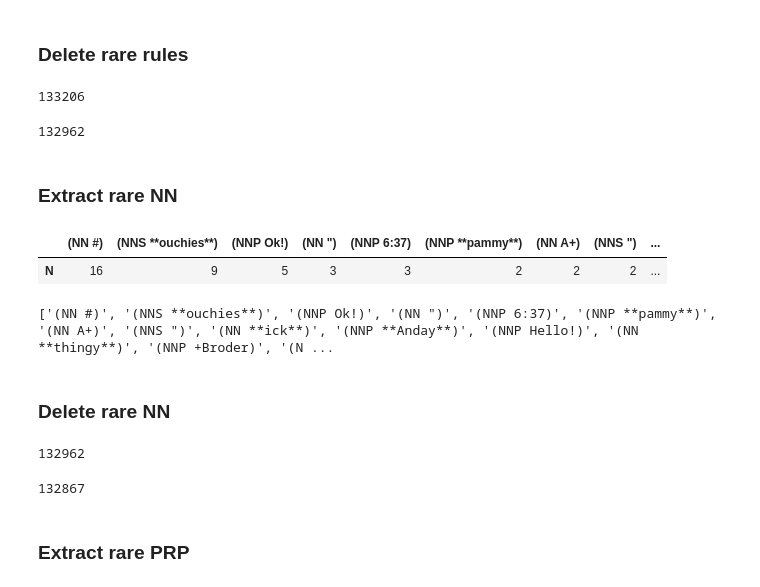
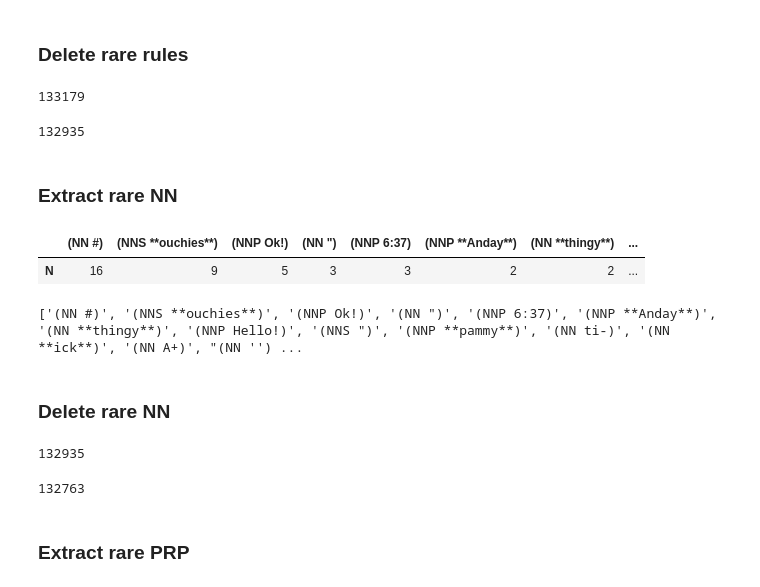
Before and after one commit to v-urushkin/ontonotesv5-extract-cfg, a Jupyter notebook: extract_grammar.ipynb, the cells around one changed output. Drawn from its saved outputs; the diff is of its cells as text; code cells hidden in the pictures.

```diff
--- a/extract_grammar.ipynb
+++ b/extract_grammar.ipynb
@@ -355,7 +355,7 @@ for i, sent in enumerate(ontn_sentc_tree_prc5):
 eqm_nt = pd.Series(eqm_nt, name='N').to_frame()
 eqm_nt = eqm_nt.sort_values('N', ascending=False)
 display(eqm_nt.T)
-del_eqm= eqm_nt[eqm_nt['N'] <= 15].index.to_list()
+del_eqm= eqm_nt[eqm_nt['N'] <= 16].index.to_list()
 print(del_eqm)
 # %% [output]
 |  | ('' '') | ('' ") | ('' ') | ('' `) | ('' One) | ('' ,) | ('' .) | ('' O) | ('' "") |
@@ -518,7 +518,7 @@ for i, sent in enumerate(ontn_sentc_tree_prc9):
 prpdlr_nt = pd.Series(prpdlr_nt, name='N').to_frame()
 prpdlr_nt = prpdlr_nt.sort_values('N', ascending=False)
 display(prpdlr_nt.T)
-del_prpdlr_nt = prpdlr_nt[prpdlr_nt['N'] <= 1].index.to_list()
+del_prpdlr_nt = prpdlr_nt[prpdlr_nt['N'] <= 2].index.to_list()
 print(del_prpdlr_nt)
 # %% [output]
 |  | (PRP$ his) | (PRP$ their) | (PRP$ its) | (PRP$ your) | (PRP$ my) | (PRP$ our) | (PRP$ her) | (PRP$ His) | ... |
@@ -586,7 +586,7 @@ print(del_add)
 # %%
 len(ontn_sentc_tree_prc10)
 # %% [output]
-133206
+133179
 # %%
 ontn_sentc_tree_prc11 = []
 for i, sent in enumerate(ontn_sentc_tree_prc10):
@@ -595,36 +595,36 @@ for i, sent in enumerate(ontn_sentc_tree_prc10):
 # %%
 len(ontn_sentc_tree_prc11)
 # %% [output]
-132962
+132935
 # %% [markdown]
 ### Extract rare NN
 # %%
 nn_nt = dict()
 for i, sent in enumerate(ontn_sentc_tree_prc11):
     substr = "(NN"
     if substr in sent['parse_tree']:
         extractions = extract_all_spec_substring(sent['parse_tree'], substr)
         for extraction in extractions:
-            if has_substring(extraction, [',', '"', '!', '?', '/', '\\', '@', '#', ';', ':', '№', '`', '+', '=', '*', '^']):
+            if has_substring(extraction, [',', '"', '!', '?', '/', '\\', '@', '#', ';', ':', '№', '`', '+', '=', '*', '^', '-)', '\')']):
                 if extraction in nn_nt.keys():
                     nn_nt[extraction] += 1
                 else:
                     nn_nt[extraction] = 1
 nn_nt = pd.Series(nn_nt, name='N').to_frame()
 nn_nt = nn_nt.sort_values('N', ascending=False)
 display(nn_nt.T)
 del_nn = nn_nt.index.to_list()
 print(del_nn)
 # %% [output]
-|  | (NN #) | (NNS **ouchies**) | (NNP Ok!) | (NN ") | (NNP 6:37) | (NNP **pammy**) | (NN A+) | (NNS ") | ... |
-| N | 16 | 9 | 5 | 3 | 3 | 2 | 2 | 2 | ... |
+|  | (NN #) | (NNS **ouchies**) | (NNP Ok!) | (NN ") | (NNP 6:37) | (NNP **Anday**) | (NN **thingy**) | ... |
+| N | 16 | 9 | 5 | 3 | 3 | 2 | 2 | ... |
-['(NN #)', '(NNS **ouchies**)', '(NNP Ok!)', '(NN ")', '(NNP 6:37)', '(NNP **pammy**)', '(NN A+)', '(NNS ")', '(NN **ick**)', '(NNP **Anday**)', '(NNP Hello!)', '(NN **thingy**)', '(NNP +Broder)', '(N ...
+['(NN #)', '(NNS **ouchies**)', '(NNP Ok!)', '(NN ")', '(NNP 6:37)', '(NNP **Anday**)', '(NN **thingy**)', '(NNP Hello!)', '(NNS ")', '(NNP **pammy**)', '(NN ti-)', '(NN **ick**)', '(NN A+)', "(NN '') ...
 # %% [markdown]
 ### Delete rare NN
 # %%
 len(ontn_sentc_tree_prc11)
 # %% [output]
-132962
+132935
 # %%
 ontn_sentc_tree_prc12 = []
 for i, sent in enumerate(ontn_sentc_tree_prc11):
@@ -633,7 +633,7 @@ for i, sent in enumerate(ontn_sentc_tree_prc11):
 # %%
 len(ontn_sentc_tree_prc12)
 # %% [output]
-132867
+132763
 # %% [markdown]
 ### Extract rare PRP
 # %%
```
Also changed, not shown: parts of 87 cells of this notebook, 1 other file.
